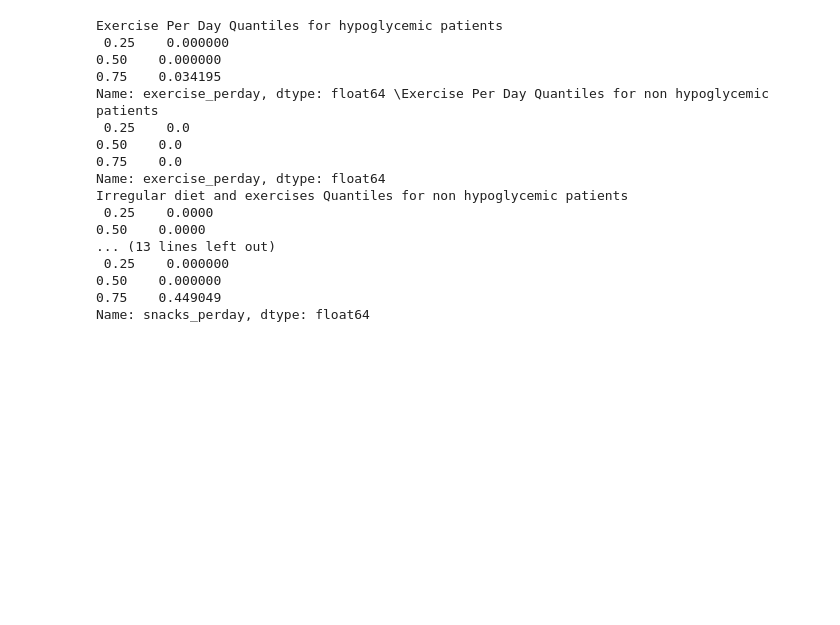
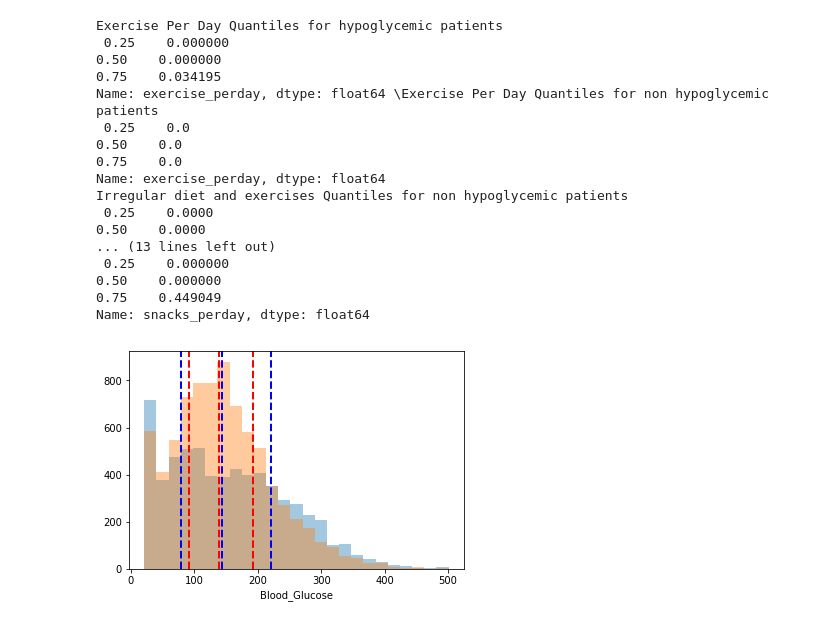
Before and after one commit to johngunaseelan/Hypoglycemia-Detection, a Jupyter notebook: Code/EDA-III.ipynb, the cells around one changed output. Cells and saved outputs as stored; diff of their text form; code cells hidden in the pictures; blank space fills up the shorter version.

```diff
--- a/Code/EDA-III.ipynb
+++ b/Code/EDA-III.ipynb
@@ -216,3 +221,27 @@ Irregular diet and exercises Quantiles for non hypoglycemic patients
 0.50    0.000000
 0.75    0.449049
 Name: snacks_perday, dtype: float64
+# %%
+#plt.hist(x, bins, alpha=0.5, label='x')
+#plt.hist(y, bins, alpha=0.5, label='y')
+#pyplot.legend(loc='upper right')
+df['Hypo_Flag'] = False
+df.loc[df['Patient_ID'].isin(df.loc[df['Code_Description'] == 'HYPOGLYCEMIC_SYMPTOMS', 'Patient_ID'].unique()),'Hypo_Flag'] = True
+
+df[df['Hypo_Flag']==True].head()
+
+sns.distplot(df.loc[(df['Hypo_Flag']==True) & (df['Blood_Glucose']>20),'Blood_Glucose'],  kde=False, bins=25)
+sns.distplot(df.loc[(df['Hypo_Flag']==False) & (df['Blood_Glucose']>20),'Blood_Glucose'],  kde=False, bins=25)
+
+plt.axvline(df.loc[(df['Hypo_Flag']==True) & (df['Blood_Glucose']>20),'Blood_Glucose'].median(), color='b', linestyle='dashed', linewidth=2)
+plt.axvline(df.loc[(df['Hypo_Flag']==True) & (df['Blood_Glucose']>20),'Blood_Glucose'].quantile(.25), color='b', linestyle='dashed', linewidth=2)
+plt.axvline(df.loc[(df['Hypo_Flag']==True) & (df['Blood_Glucose']>20),'Blood_Glucose'].quantile(.75), color='b', linestyle='dashed', linewidth=2)
+
+
+plt.axvline(df.loc[(df['Hypo_Flag']==False) & (df['Blood_Glucose']>20),'Blood_Glucose'].median(), color='r', linestyle='dashed', linewidth=2)
+plt.axvline(df.loc[(df['Hypo_Flag']==False) & (df['Blood_Glucose']>20),'Blood_Glucose'].quantile(.25), color='r', linestyle='dashed', linewidth=2)
+plt.axvline(df.loc[(df['Hypo_Flag']==False) & (df['Blood_Glucose']>20),'Blood_Glucose'].quantile(.75), color='r', linestyle='dashed', linewidth=2)
+plt.show()
+#df.loc[(df['Hypo_Flag']==False) & (df['Blood_Glucose']>0),'Blood_Glucose']
+# %% [output]
+[figure, added]
```
Also changed, not shown: parts of 4 cells of this notebook.
